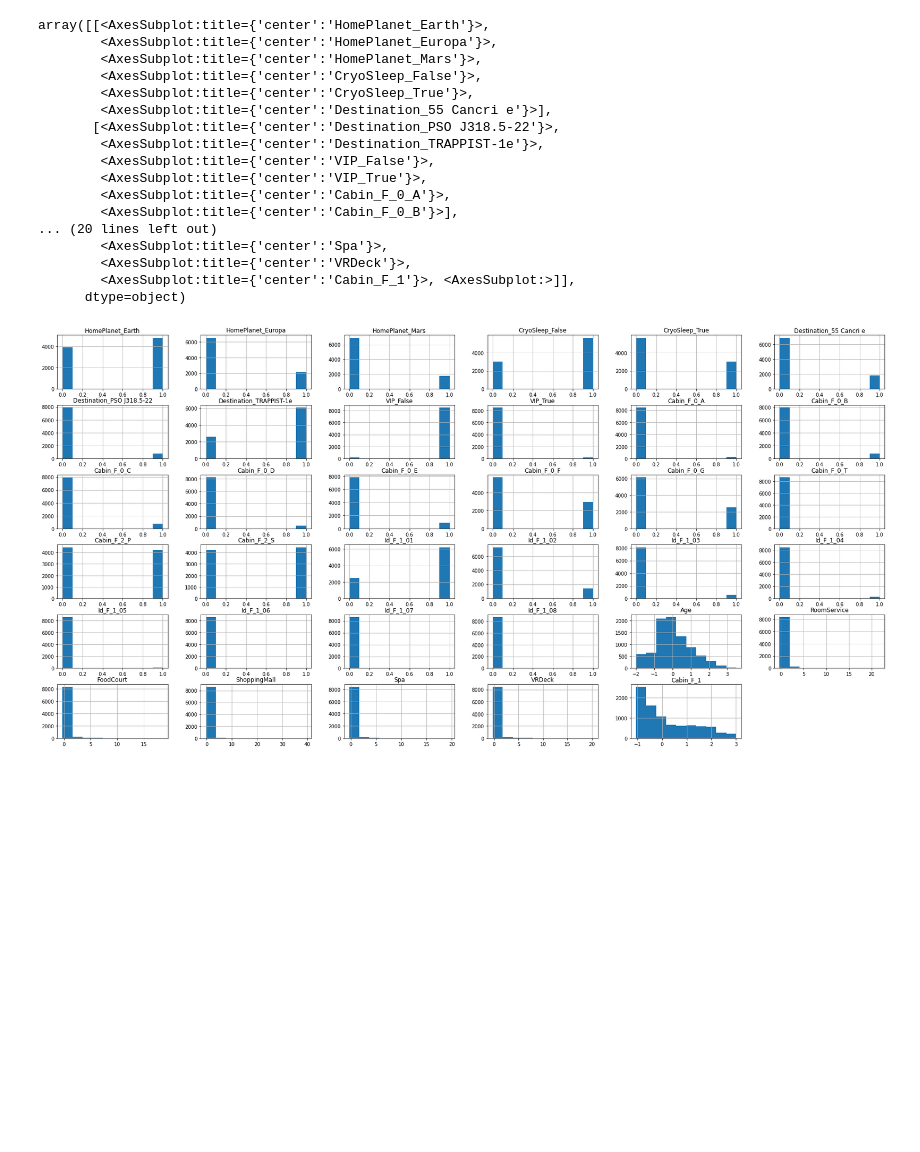
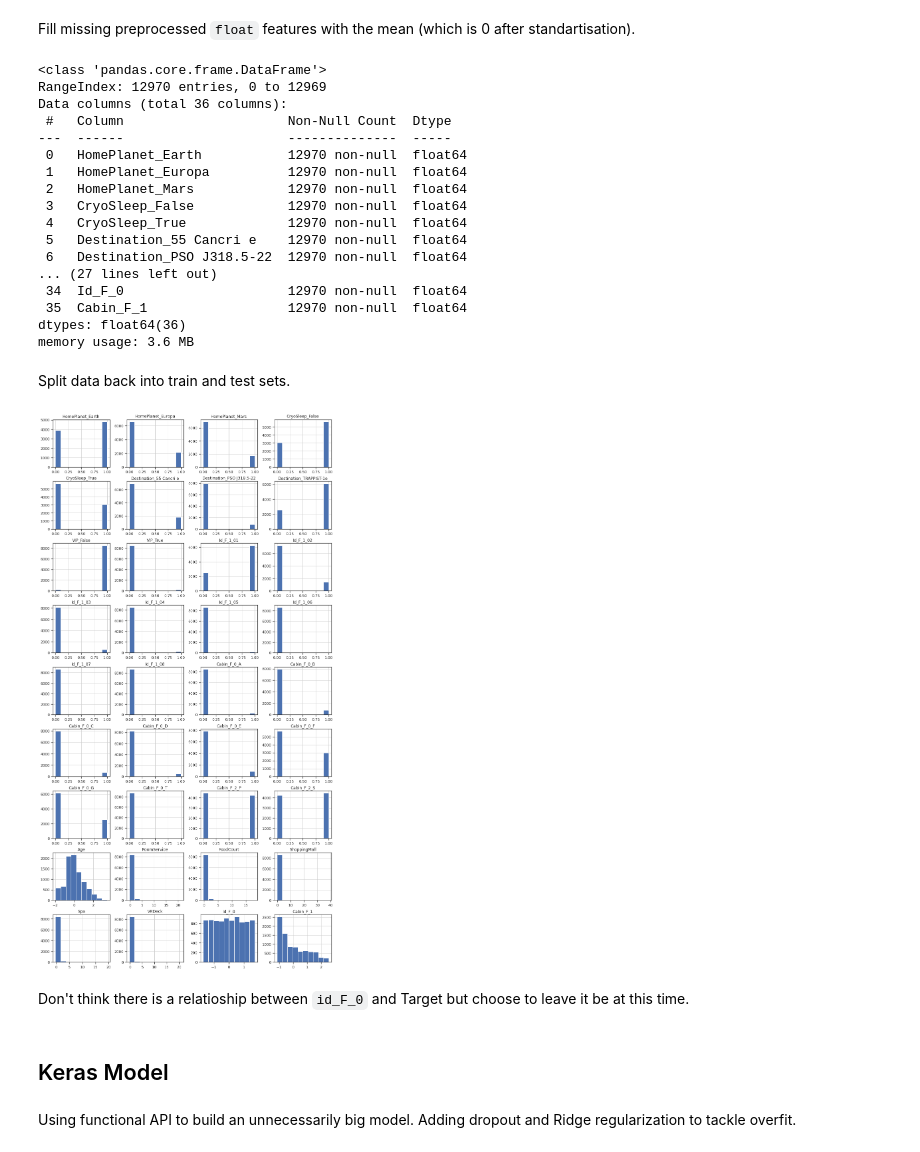
Before and after one commit to semyonbok/kaggling, a Jupyter notebook: kerasing-spacetanic.ipynb, the cells around one changed output. Drawn from its saved outputs; the diff is of its cells as text; code cells hidden in the pictures; blank space fills up the shorter version.

```diff
--- a/kerasing-spacetanic.ipynb
+++ b/kerasing-spacetanic.ipynb
@@ -144,8 +260,3 @@ transofrmer = ColumnTransformer(
     ("float", float_encoder, float_selector)],
     remainder="passthrough"
     )
-# %%
-# fill missing categorical data with the most frequent entry
-for col in cat_selector(data):
-    data.loc[data[col].isnull(), col] =\
-    data.loc[data[col].notnull(), col].mode().values[0]#= value_counts().index[0]
@@ -152,5 +265,5 @@ for col in cat_selector(data):
 # %%
-transofrmer.fit(data)
+transofrmer.fit(data[data["Set"]=="Train"].drop(columns="Set"))
 transofrmer.transformers_
 # %% [output]
 [('categorical',
@@ -233,24 +288,52 @@ test_data.drop(
+# %%
+processed_data = pd.DataFrame(
+    transofrmer.transform(data.drop(columns="Set")),
+    columns = np.hstack(
+        (transofrmer.transformers_[0][1].get_feature_names_out(),
+         transofrmer.transformers_[1][-1]))
+)
+# %% [markdown]
+Fill missing preprocessed `float` features with the mean (which is 0 after standartisation).
+# %%
+processed_data.loc[:, transofrmer.transformers_[1][-1]] =\
+processed_data.loc[:, transofrmer.transformers_[1][-1]].fillna(0)
+
+processed_data.info()
+# %% [output]
+<class 'pandas.core.frame.DataFrame'>
+RangeIndex: 12970 entries, 0 to 12969
+Data columns (total 36 columns):
+ #   Column                     Non-Null Count  Dtype
+---  ------                     --------------  -----
+ 0   HomePlanet_Earth           12970 non-null  float64
+ 1   HomePlanet_Europa          12970 non-null  float64
+ 2   HomePlanet_Mars            12970 non-null  float64
+ 3   CryoSleep_False            12970 non-null  float64
+ 4   CryoSleep_True             12970 non-null  float64
+ 5   Destination_55 Cancri e    12970 non-null  float64
+ 6   Destination_PSO J318.5-22  12970 non-null  float64
+... (27 lines left out)
+ 34  Id_F_0                     12970 non-null  float64
+ 35  Cabin_F_1                  12970 non-null  float64
+dtypes: float64(36)
+memory usage: 3.6 MB
+# %% [markdown]
+Split data back into train and test sets.
+# %%
+threshold_idx = data[data["Set"] == "Train"].index.max() + 1
+train_data = processed_data[:threshold_idx].copy()
+test_data = processed_data[threshold_idx:].copy()
 # %%
-train_data.hist(figsize=(30,15))
+train_data.hist(figsize=(15,30), layout=(9,4))
+print("")
 # %% [output]
-array([[<AxesSubplot:title={'center':'HomePlanet_Earth'}>,
-        <AxesSubplot:title={'center':'HomePlanet_Europa'}>,
-        <AxesSubplot:title={'center':'HomePlanet_Mars'}>,
-        <AxesSubplot:title={'center':'CryoSleep_False'}>,
-        <AxesSubplot:title={'center':'CryoSleep_True'}>,
-        <AxesSubplot:title={'center':'Destination_55 Cancri e'}>],
-       [<AxesSubplot:title={'center':'Destination_PSO J318.5-22'}>,
-        <AxesSubplot:title={'center':'Destination_TRAPPIST-1e'}>,
-        <AxesSubplot:title={'center':'VIP_False'}>,
-        <AxesSubplot:title={'center':'VIP_True'}>,
-        <AxesSubplot:title={'center':'Cabin_F_0_A'}>,
-        <AxesSubplot:title={'center':'Cabin_F_0_B'}>],
-... (20 lines left out)
-        <AxesSubplot:title={'center':'Spa'}>,
-        <AxesSubplot:title={'center':'VRDeck'}>,
-        <AxesSubplot:title={'center':'Cabin_F_1'}>, <AxesSubplot:>]],
-      dtype=object)
-[figure, old version]
+[figure, new version]
+# %% [markdown]
+Don't think there is a relatioship between `id_F_0` and Target but choose to leave it be at this time.
+# %% [markdown]
+## Keras Model
+# %% [markdown]
+Using functional API to build an unnecessarily big model. Adding dropout and Ridge regularization to tackle overfit.
 # %%
 passengers = keras.Input(shape=(train_data.shape[1],), name="passenger")
 
```
Also changed, not shown: parts of 52 cells of this notebook.
